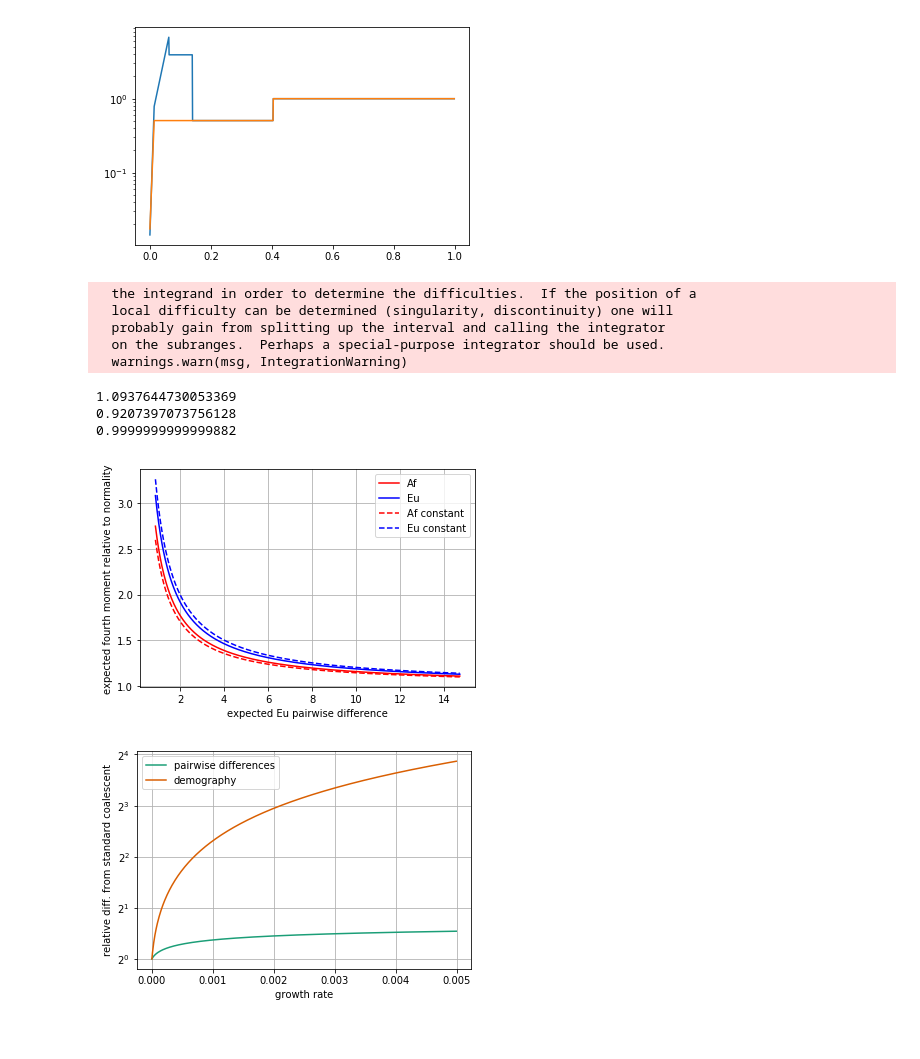
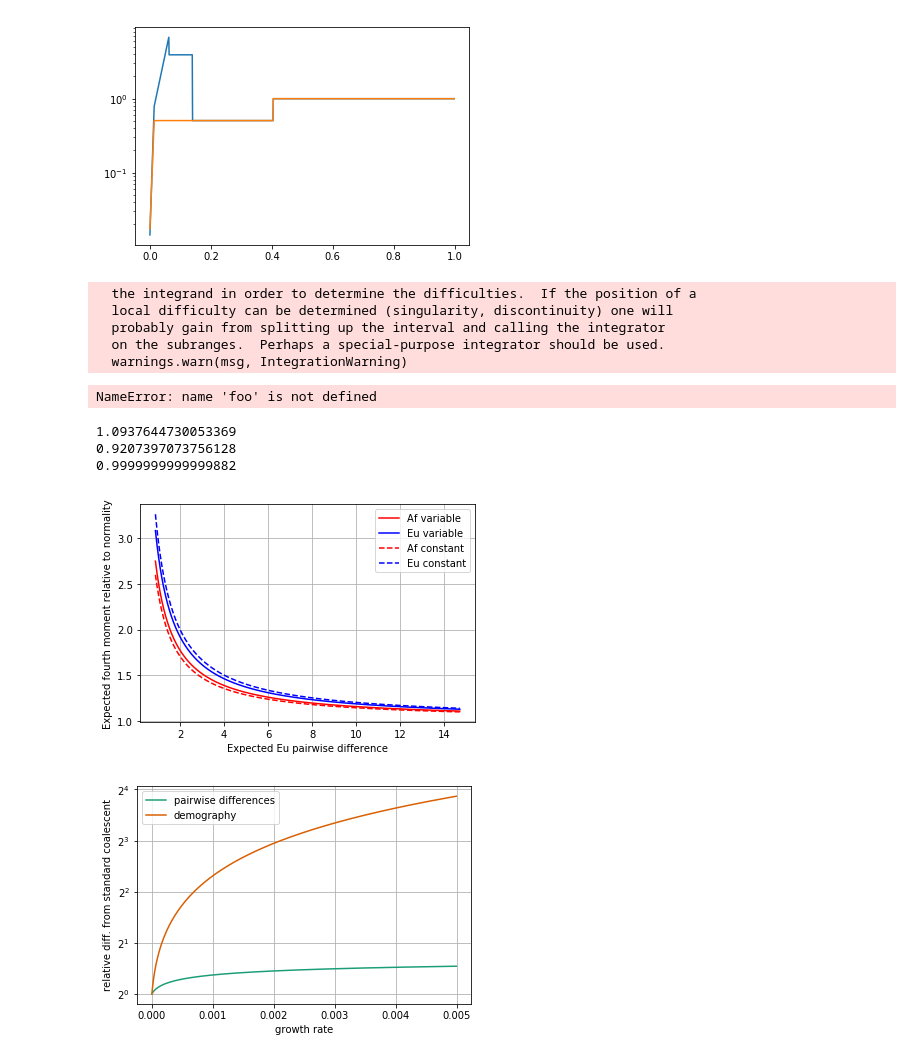
Before and after one commit to emkoch/quant_gen_coal, a Jupyter notebook: programs/noneq_Ti.ipynb, the cells around one changed output. Cells and saved outputs as stored; diff of their text form; code cells hidden in the pictures.

```diff
--- a/programs/noneq_Ti.ipynb
+++ b/programs/noneq_Ti.ipynb
@@ -74,14 +76,10 @@ ET4_4_eu = ETj(4, 4, tennessen_traj_eu)[0]
 ET3_4_eu = ETj(3, 4, tennessen_traj_eu)[0]
 ET2_4_eu = ETj(2, 4, tennessen_traj_eu)[0]
 ET2_2_eu = ETj(2, 2, tennessen_traj_eu)[0]
-
-ET4_4_c = ETj(4, 4, foo)[0]
-ET3_4_c = ETj(3, 4, foo)[0]
-ET2_4_c = ETj(2, 4, foo)[0]
-ET2_2_c = ETj(2, 2, foo)[0]
 # %% [output]
   the integrand in order to determine the difficulties.  If the position of a
   local difficulty can be determined (singularity, discontinuity) one will
   probably gain from splitting up the interval and calling the integrator
   on the subranges.  Perhaps a special-purpose integrator should be used.
   warnings.warn(msg, IntegrationWarning)
+NameError: name 'foo' is not defined
@@ -108,18 +111,18 @@ ekurt_af_c = [1 + kappa/(6*l*theta*ET2_2_af)*1. for l in l_set]
 ekurt_eu_c = [1 + kappa/(6*l*theta*ET2_2_eu)*1. for l in l_set]
 # %%
 f = plt.figure(2)
-plt.plot(ET2_eu_set, ekurt_af, "r", label="Af")
-plt.plot(ET2_eu_set, ekurt_eu, "b", label="Eu")
+plt.plot(ET2_eu_set, ekurt_af, "r", label="Af variable")
+plt.plot(ET2_eu_set, ekurt_eu, "b", label="Eu variable")
 plt.plot(ET2_eu_set, ekurt_af_c, "r--", label="Af constant")
 plt.plot(ET2_eu_set, ekurt_eu_c, "b--", label="Eu constant")
-plt.xlabel("expected Eu pairwise difference")
-plt.ylabel("expected fourth moment relative to normality")
+plt.xlabel("Expected Eu pairwise difference")
+plt.ylabel("Expected fourth moment relative to normality")
 plt.grid(True)
 plt.legend()
 plt.show()
-f.savefig("af_eu_kurt.pdf", bbox_inches="tight")
+f.savefig("af_eu_mom4.pdf", bbox_inches="tight")
 # %% [output]
-[figure, old version]
+[figure, new version]
 # %%
 lambda_set = numpy.arange(0, .005, .00001)
 N0 = 10000
```
Also changed, not shown: parts of 2 cells of this notebook, 12 other files.
